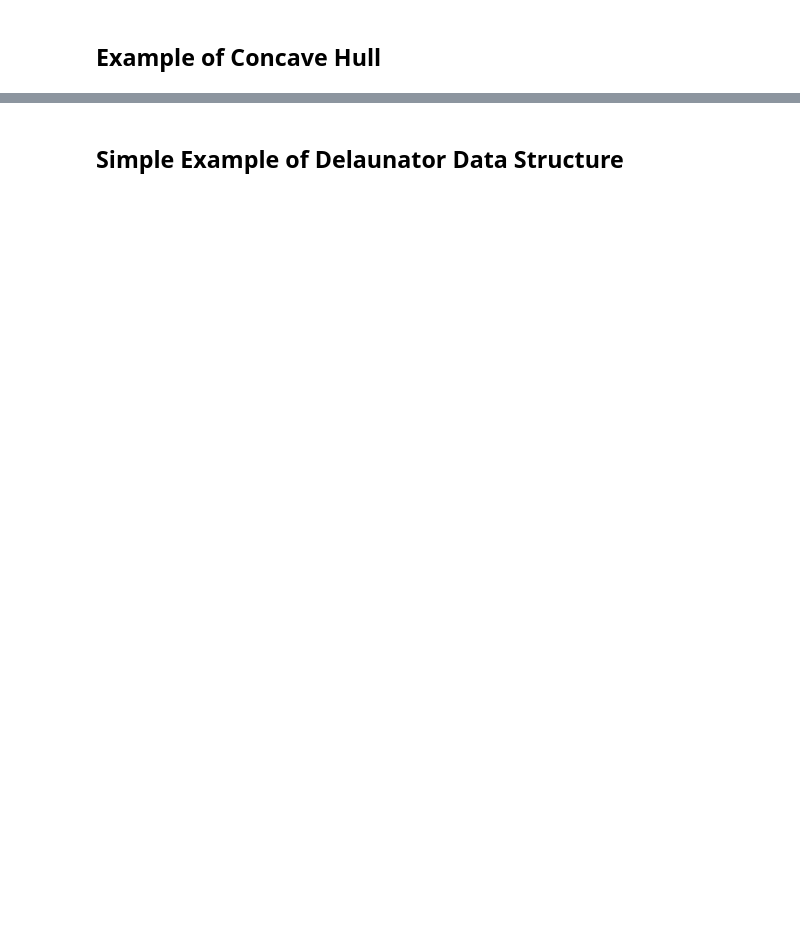
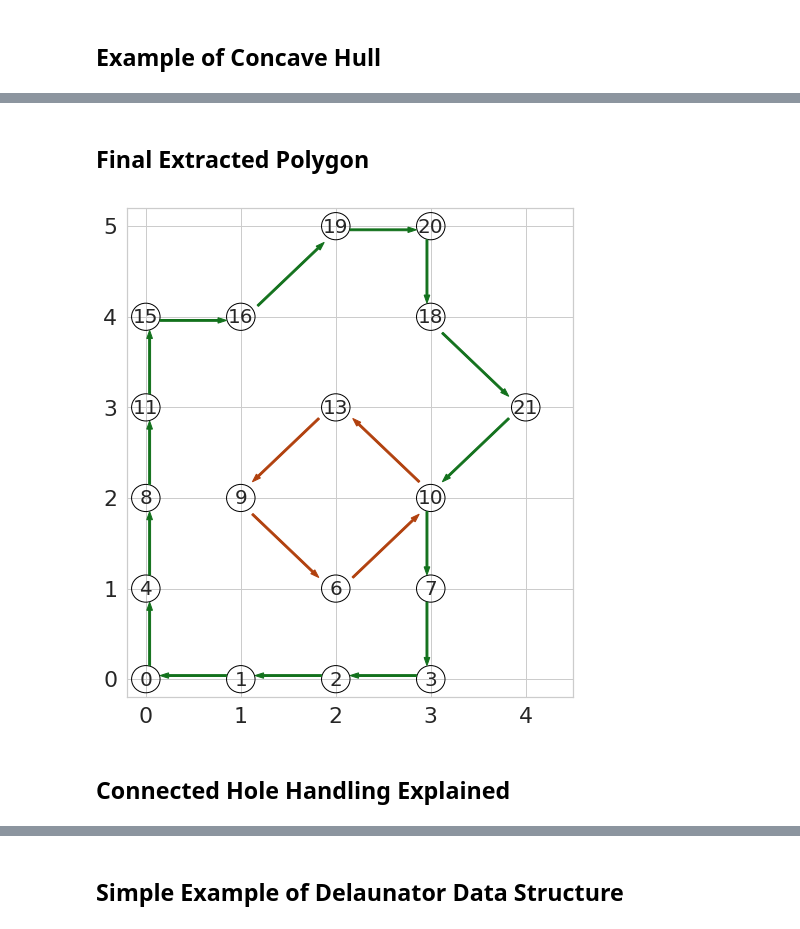
Before and after one commit to JeremyBYU/concavehull-evaluation, a Jupyter notebook: analysis/AlgorithmExplained.ipynb, the cells around one changed output, grey strips where cells are left out. Cells and saved outputs as stored; diff of their text form; code cells hidden in the pictures; blank space fills up the shorter version.

```diff
--- a/analysis/AlgorithmExplained.ipynb
+++ b/analysis/AlgorithmExplained.ipynb
@@ -232,0 +351,35 @@ fig.savefig('assets/pics/algorithm1_visual.pdf', bbox_inches='tight')
+# %% [markdown]
+## Final Extracted Polygon
+# %%
+points, poly = fake_building(x_dim=[0, 4, 1], y_dim=[0, 4, 1], holes=[[2,2,0.5]])
+add_point = np.array([[4, 3]])
+points = np.concatenate((points, add_point))
+fig, ax = plt.subplots(nrows=1, ncols=1, figsize=(8, 9))
+
+delaunay, planes, polygons = extractPlanesAndPolygons(points, xyThresh=1.5, minTriangles=10, alpha=0.0)
+triangles = np.asarray(delaunay.triangles).reshape(int(len(delaunay.triangles)/ 3), 3)
+
+exclude_point_list = [5, 12, 14, 24, 17] # dont plot these points
+hole_edges = [0, 28, 14, 44]
+# exclude_point_list = []
+exclude_list = [5, 12, 17] # maybe add this i dont know
+plot_circle_points(ax, points, fontsize=20, exclude_list=exclude_point_list)
+plot_halftriangles(ax, points, delaunay, planes[0],tri_color=(GREEN, GREEN_LIGHT), tri_num=False,
+                   edge_num=False, border_edge_num_only=True, plot_border_only=True, fontsize=20,
+                   hole_edges=hole_edges, hole_color=ORANGE)
+map_bounds = poly.bounds
+scale_axes([map_bounds[0], map_bounds[2]], [
+            map_bounds[1], map_bounds[3]], ax)
+
+
+# ax.axis('equal')
+scale_axes([-0.2, 4.5], [-0.2, 5.2], ax)
+
+
+fig.savefig('assets/pics/example_one_complete.pdf', bbox_inches='tight')
+# NOTE this is triangles are going clocwise in this right hand coordinate system
+# x -> right, y-> up (not down!)
+# %% [output]
+[figure, added]
+# %% [markdown]
+## Connected Hole Handling Explained
```
Also changed, not shown: parts of 10 cells of this notebook, 10 other files.
